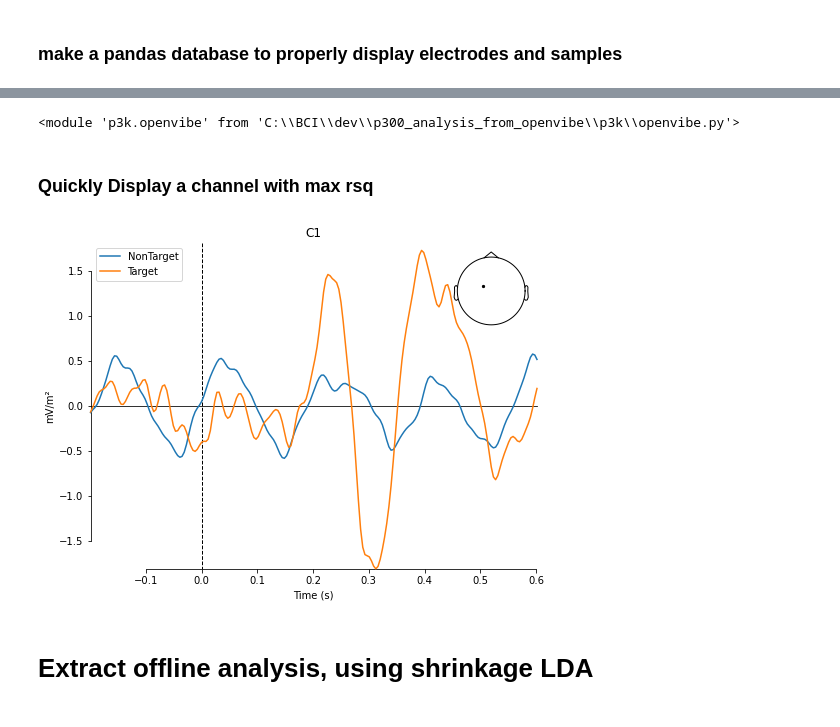
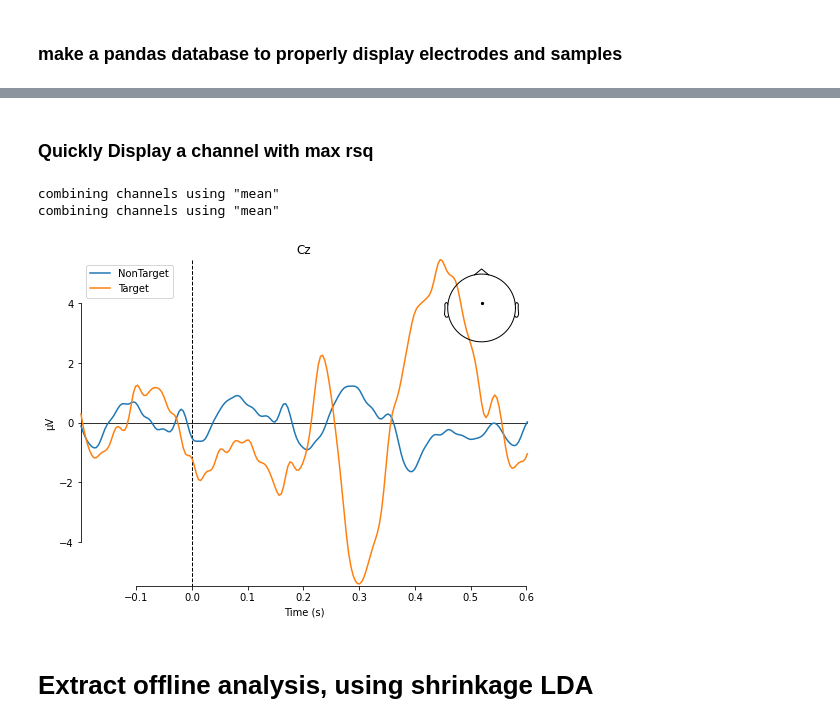
Before and after one commit to lokinou/p3k_offline_analysis, a Jupyter notebook: p300_analysis.ipynb, the cells around one changed output, grey strips where cells are left out. Drawn from its saved outputs; the diff is of its cells as text; code cells hidden in the pictures.

```diff
--- a/p300_analysis.ipynb
+++ b/p300_analysis.ipynb
@@ -506,6 +515,12 @@ if export_figures:
 # %% [markdown]
 ## Signed R-Square plot
 function adapted from wyrm
-# %%
-if display_plots.signed_r_square:
-    fig_rsq = p3k.plot_signed_r_square(rsq)
+# %%
+rsq = None
+if display_plots.signed_r_square:
+    rsq, fig_rsq = p3k.signed_r_square(epochs=epochs,
+                                  time_epoch=time_epoch,
+                                  display_rsq_plot=display_plots.signed_r_square)
+    if export_figures:
+        out_name = os.path.join(fig_folder, output_name + '_heatmap')
+        fig_rsq.savefig(out_name, dpi=300, facecolor='w', edgecolor='w', bbox_inches='tight')
@@ -517,8 +530,0 @@ You can alternatively use epochs_resampled to match with LDA resampling
-# %%
-rsq, fig_rsq = p3k.signed_r_square(epochs=epochs,
-                                   time_epoch=time_epoch,
-                                   display_rsq_plot=True)
-# display_plots.signed_r_square
-if export_figures:
-    out_name = os.path.join(fig_folder, output_name + '_heatmap')
-    fig_rsq.savefig(out_name, dpi=300, facecolor='w', edgecolor='w', bbox_inches='tight')
@@ -527,33 +531,23 @@ if export_figures:
-# %%
-import importlib
-from p3k import openvibe
-
-importlib.reload(p3k)
-importlib.reload(p3k.openvibe)
-#all_events.shape
-# %% [output]
-<module 'p3k.openvibe' from 'C:\\BCI\\dev\\p300_analysis_from_openvibe\\p3k\\openvibe.py'>
 # %% [markdown]
 ### Quickly Display a channel with max rsq
 # %%
-picks = None  # <- specify the channel here or it will be selected automatically
-if picks is None:
-    ch_max, _ = np.where(rsq == np.max(rsq))
-    picks = epochs.info['ch_names'][int(ch_max)]
+if rsq is not None and display_plots.signed_r_square and display_plots.best_channel_erp:
+    if display_channel_erp is None:
+        ch_max, _ = np.where(rsq == np.max(rsq))
+        display_channel_erp = epochs.info['ch_names'][int(ch_max)]
 
-#picks = [f'eeg{n}' for n in range(10, 15)]
-#evokeds = dict(NonTarget=list(epochs['NonTarget'].iter_evoked()),
-#               Target=list(epochs['Target'].iter_evoked()))
+    #picks = [f'eeg{n}' for n in range(10, 15)]
+    #evokeds = dict(NonTarget=list(epochs['NonTarget'].iter_evoked()),
+    #               Target=list(epochs['Target'].iter_evoked()))
+    axs = p3k.plot_average_erp(epochs=epochs, picks=display_channel_erp)
 
-evokeds = dict(NonTarget=epochs['NonTarget'].average(),
-               Target=epochs['Target'].average())
-axs = mne.viz.plot_compare_evokeds(evokeds, picks=picks)  # use combine='mean' if several electrode chosen in picks
-
-if export_figures:
-    out_name = os.path.join(fig_folder, output_name + '_best_channel')
-    axs[0].savefig(out_name, dpi=300, facecolor='w', edgecolor='w', bbox_inches='tight')
+    if export_figures:
+        out_name = os.path.join(fig_folder, output_name + '_best_channel')
+        axs[0].savefig(out_name, dpi=300, facecolor='w', edgecolor='w', bbox_inches='tight')
 # %% [output]
+combining channels using "mean"
+combining channels using "mean"
-[figure, old version]
+[figure, new version]
 # %% [markdown]
 # Extract offline analysis, using shrinkage LDA
 # %% [markdown]
```
Also changed, not shown: parts of 26 cells of this notebook, 3 other files.
